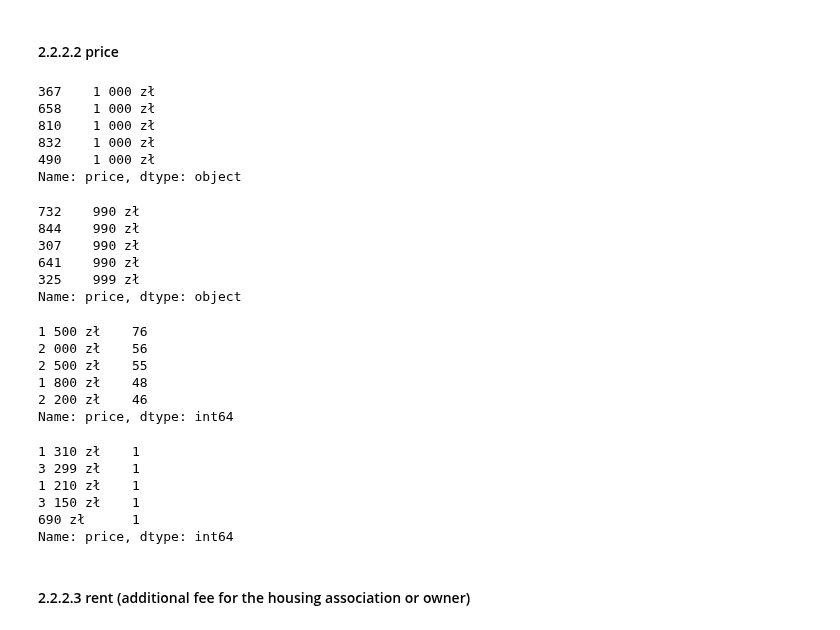
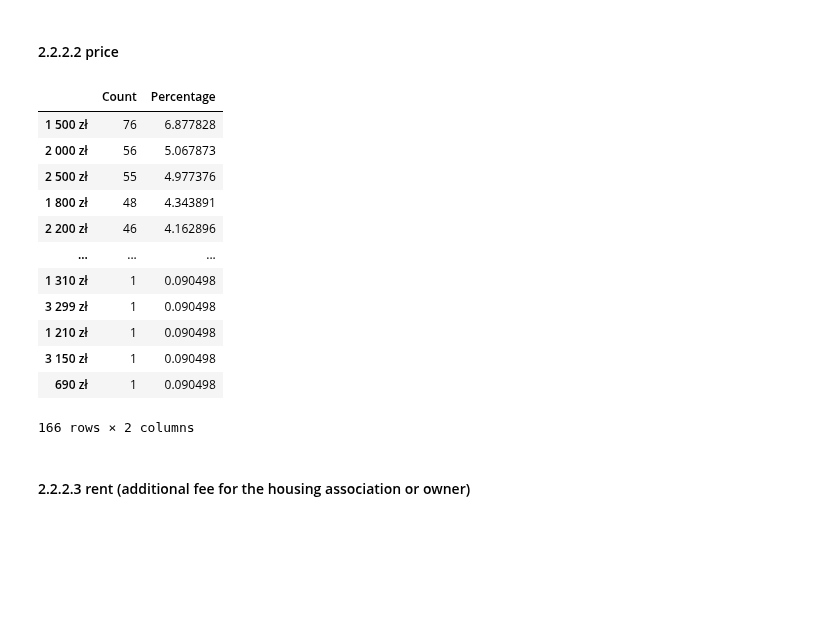
Before and after one commit to Luk-kar/Home-Market-Harvester, a Jupyter notebook: notebooks/data_preview.ipynb, the cells around one changed output. Cells and saved outputs as stored; diff of their text form; code cells hidden in the pictures; blank space fills up the shorter version.

```diff
--- a/notebooks/data_preview.ipynb
+++ b/notebooks/data_preview.ipynb
@@ -132,28 +189,3 @@ df_otodom.describe()
 | max | 6.000000 |
 # %% [markdown]
 ### 2.2.2 Selected columns
-# %%
-def count_and_percentage(df, column_name):
-    """
-    Function to calculate the count and percentage of unique values in a given column of a DataFrame.
-
-    Parameters:
-    df (pandas.DataFrame): The DataFrame to analyze.
-    column_name (str): The name of the column in the DataFrame.
-
-    Returns:
-    pandas.DataFrame: A DataFrame with count and percentage of each unique value in the specified column.
-    """
-    # Check if the column exists in the DataFrame
-    if column_name not in df.columns:
-        raise ValueError(f"Column '{column_name}' not found in DataFrame.")
-
-    # Calculate count and normalized values
-    count = df[column_name].value_counts(dropna=False)
-    normalized = df[column_name].value_counts(dropna=False, normalize=True) * 100
-
-    # Concatenate count and normalized values side by side
-    result = pd.concat([count, normalized], axis=1)
-    result.columns = ['Count', 'Percentage']
-
-    return result
@@ -195,41 +206,21 @@ array(['ul. Karola Szymanowskiego 44, Zagórze Północ, Sosnowiec, śląskie',
        'ul. Litewska, Pogoń, Sosnowiec, śląskie'], dtype=object)
 # %% [markdown]
 #### 2.2.2.2 price
-# %%
-df_otodom["price"].sort_values().head()
-# %% [output]
-367    1 000 zł
-658    1 000 zł
-810    1 000 zł
-832    1 000 zł
-490    1 000 zł
-Name: price, dtype: object
-# %%
-df_otodom["price"].sort_values().tail()
-# %% [output]
-732    990 zł
-844    990 zł
-307    990 zł
-641    990 zł
-325    999 zł
-Name: price, dtype: object
-# %%
-df_otodom["price"].value_counts().head()
-# %% [output]
-1 500 zł    76
-2 000 zł    56
-2 500 zł    55
-1 800 zł    48
-2 200 zł    46
-Name: price, dtype: int64
-# %%
-df_otodom["price"].value_counts().tail()
-# %% [output]
-1 310 zł    1
-3 299 zł    1
-1 210 zł    1
-3 150 zł    1
-690 zł      1
-Name: price, dtype: int64
+# %%
+count_and_percentage(df_otodom, "price")
+# %% [output]
+|  | Count | Percentage |
+| 1 500 zł | 76 | 6.877828 |
+| 2 000 zł | 56 | 5.067873 |
+| 2 500 zł | 55 | 4.977376 |
+| 1 800 zł | 48 | 4.343891 |
+| 2 200 zł | 46 | 4.162896 |
+| ... | ... | ... |
+| 1 310 zł | 1 | 0.090498 |
+| 3 299 zł | 1 | 0.090498 |
+| 1 210 zł | 1 | 0.090498 |
+| 3 150 zł | 1 | 0.090498 |
+| 690 zł | 1 | 0.090498 |
+166 rows × 2 columns
 # %% [markdown]
 #### 2.2.2.3 rent (additional fee for the housing association or owner)
```
Also changed, not shown: parts of 40 cells of this notebook.
